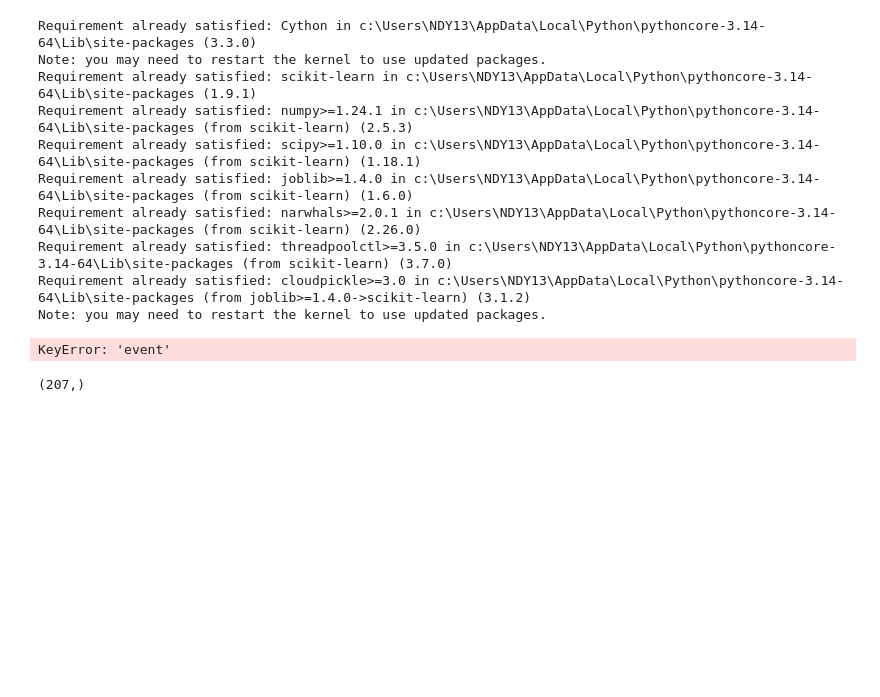
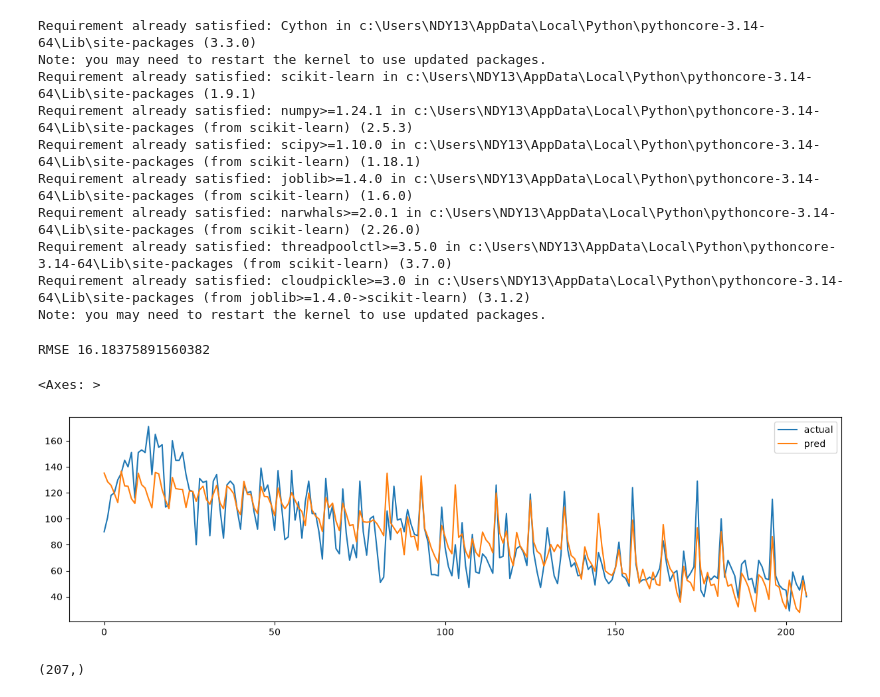
Before and after one commit to pchneurodiveyok132-cell/-----_---, a Jupyter notebook: First_Deliverable.ipynb, the cells around one changed output. Cells and saved outputs as stored; diff of their text form; code cells hidden in the pictures; blank space fills up the shorter version.

```diff
--- a/First_Deliverable.ipynb
+++ b/First_Deliverable.ipynb
@@ -309,6 +317,24 @@ Note: you may need to restart the kernel to use updated packages.
 # %%
 # LinearRegressionのパラメータ設定
 linear = LR()
+# %%
+# 線形回帰モデル作成
+linear.fit(linear_X_train,y_train)
+
+# 予測
+Linear_pred = linear.predict(linear_X_train)
+# %%
+# y_trainと予測値のRMSEを出す
+from sklearn.metrics import mean_squared_error as MSE
+print("RMSE",np.sqrt(MSE(y_train,Linear_pred)))
+
+# 線形回帰の予測値と実数値のグラフ
+p = pd.DataFrame({"actual":y_train,"pred":Linear_pred})
+p.plot(figsize=(15,4))
+# %% [output]
+RMSE 16.18375891560382
+<Axes: >
+[figure, added]
 # %%
 # 学習用データ
 # 説明変数に "temperature (温度)" を利用
@@ -318,12 +344,6 @@ y_train = train['y']
 
 # 検証用（予測用）データ
 X_test  = test['temperature']
-# %%
-all_data['event'] = all_data['event'].fillna('なし')
-all_data['event'].unique()
-#eventの欠損値を「なし」で補完する
-# %% [output]
-KeyError: 'event'
 # %%
 X_train.head()
 
```
Also changed, not shown: parts of 3 cells of this notebook.
